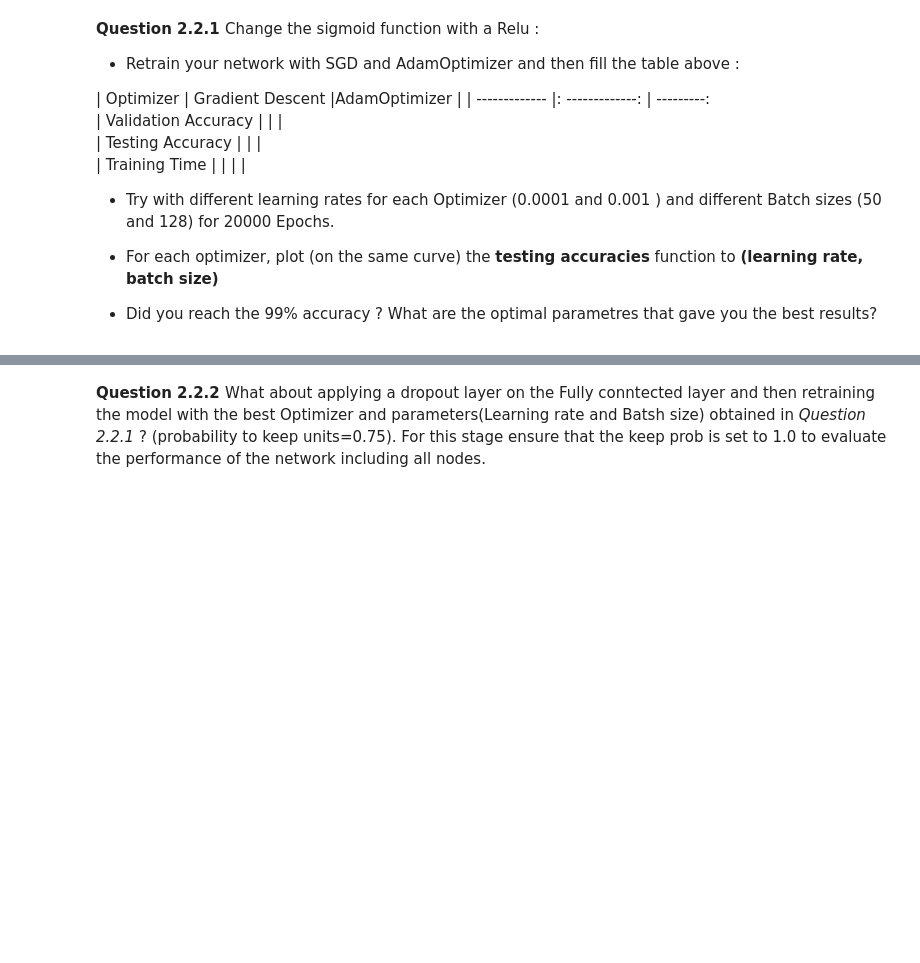
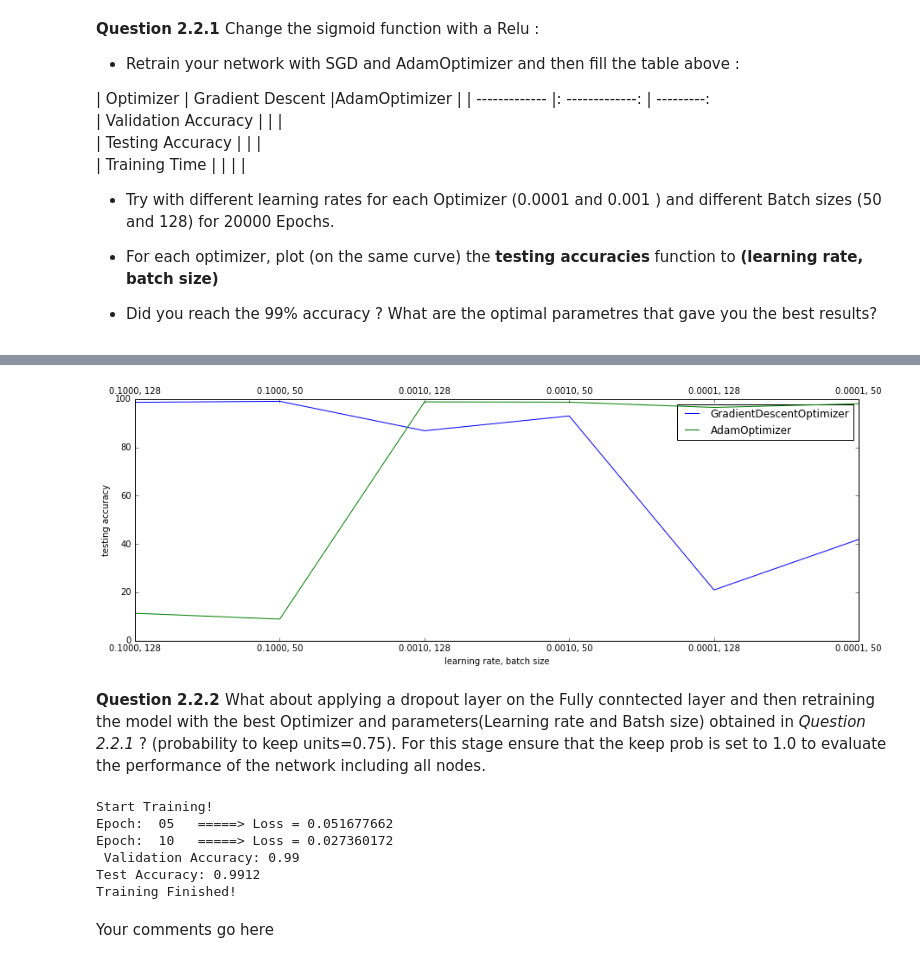
Before and after one commit to gcollura/deeplearning-labs, a Jupyter notebook: lab02-tensorflow/TP2-notebook.ipynb, the cells around one changed output, grey strips where cells are left out. Drawn from its saved outputs; the diff is of its cells as text; code cells hidden in the pictures; blank space fills up the shorter version.

```diff
--- a/lab02-tensorflow/TP2-notebook.ipynb
+++ b/lab02-tensorflow/TP2-notebook.ipynb
@@ -294,6 +294,8 @@ def train(learning_rate=0.1, optimizer_function=tf.train.GradientDescentOptimize
     with tf.name_scope('LeNet_Loss'):
         # Minimize error using cross entropy
         cost = tf.reduce_mean(-tf.reduce_sum(y*tf.log(model), reduction_indices=1))
+        if activation == tf.nn.relu:
+            cost = tf.reduce_mean(-tf.reduce_sum(y*tf.log(tf.clip_by_value(model, 1e-10, 1.0)), reduction_indices=1))
     with tf.name_scope('SGD'):
         # Gradient Descent
         optimizer = optimizer_function(learning_rate).minimize(cost)
@@ -344,10 +346,10 @@ def train(learning_rate=0.1, optimizer_function=tf.train.GradientDescentOptimize
             if (epoch + 1) % 10 == 0:
                 val_acc = acc.eval({x: mnist.validation.images.reshape([-1, 28, 28, 1]), y: mnist.validation.labels, keep_prob: 1.0})
                 val_accuracies.append(val_acc)
-                print(" Validation Accuracy", val_acc)
+                print(" Validation Accuracy:", val_acc)
 
         accuracy = acc.eval({x: mnist.test.images.reshape([-1, 28, 28, 1]), y: mnist.test.labels, keep_prob: 1.0})
-        print("Test Accuracy:", acc)
+        print("Test Accuracy:", accuracy)
 
     t = time.time() - t0
     print ("Training Finished!")
@@ -418,7 +420,7 @@ We can see how the performance has increased with respect to the previously prop
 optimizers = [tf.train.GradientDescentOptimizer, tf.train.AdamOptimizer]
 learning_rates = [0.1, 0.001, 0.0001]
 batch_sizes = [128, 50]
-epochs = 200
+epochs = 10
 
 results = []
 a = []
@@ -430,6 +432,7 @@ for optimizer in optimizers:
             print("Training with optimizer: %s\nlearning rate: %f\nbatch size: %d" %(optimizer, learning_rate, batch_size))
             model, losses, accuracy, validation, t = train(learning_rate, optimizer, batch_size, epochs, activation=tf.nn.relu)
             results.append((optimizer, learning_rate, batch_size, model, losses, accuracy, validation, t))
+            print('----------------------------------------------------------------------')
 # %% [output]
 Training with optimizer: <class 'tensorflow.python.training.gradient_descent.GradientDescentOptimizer'>
 learning rate: 0.100000
@@ -458,6 +454,48 @@ plt.show()
+# %%
+gdo = { 'x': [], 'y': [] }
+ado = { 'x': [], 'y': [] }
+
+for optimizer, learning_rate, batch_size, model, losses, accuracy, validation, t in results:
+    if optimizer == tf.train.GradientDescentOptimizer:
+        gdo['y'].append(accuracy * 100)
+        gdo['x'].append("%.4f, %d" %(learning_rate, batch_size))
+    else:
+        ado['y'].append(accuracy * 100)
+        ado['x'].append("%.4f, %d" %(learning_rate, batch_size))
+fig, ax = plt.subplots(figsize=(15,5))
+
+ax.set_xlabel("learning rate, batch size")
+ax.set_ylabel("testing accuracy")
+lns1 = ax.plot(gdo['y'], label='GradientDescentOptimizer')
+ax.set_xticks(np.arange(len(gdo['x'])))
+ax.set_xticklabels(gdo['x'])
+
+ax1 = ax.twiny()
+lns2 = ax1.plot(ado['y'], color='green', label='AdamOptimizer')
+ax1.set_xticks(np.arange(len(ado['x'])))
+ax1.set_xticklabels(ado['x'])
+
+lns = lns1 + lns2
+labs = [l.get_label() for l in lns]
+ax.legend(lns, labs, loc=0)
+
+plt.show()
+# %% [output]
+[figure, added]
 # %% [markdown]
 <b> Question 2.2.2 </b>  What about applying a dropout layer on the Fully conntected layer and then retraining the model with the best Optimizer and parameters(Learning rate and Batsh size) obtained in *Question 2.2.1*  ? (probability to keep units=0.75). For this stage ensure that the keep prob is set to 1.0 to evaluate the
 performance of the network including all nodes.
 # %%
-
-model, (losses, accuracy) = create_model(learning_rate, optimizer, batch_size, epochs, 0.75)
+optimizer = tf.train.AdamOptimizer
+learning_rate = 0.001
+batch_size = 50
+epochs = 10
+model, losses, accuracy, validation, t = train(learning_rate, optimizer, batch_size, epochs,
+                                               activation=tf.nn.relu, drop_out=0.75)
+# %% [output]
+Start Training!
+Epoch:  05   =====> Loss = 0.051677662
+Epoch:  10   =====> Loss = 0.027360172
+ Validation Accuracy: 0.99
+Test Accuracy: 0.9912
+Training Finished!
@@ -465,0 +502,2 @@ Your comments go here
+# %% [markdown]
+Your comments go here
```
Also changed, not shown: parts of 5 cells of this notebook.
